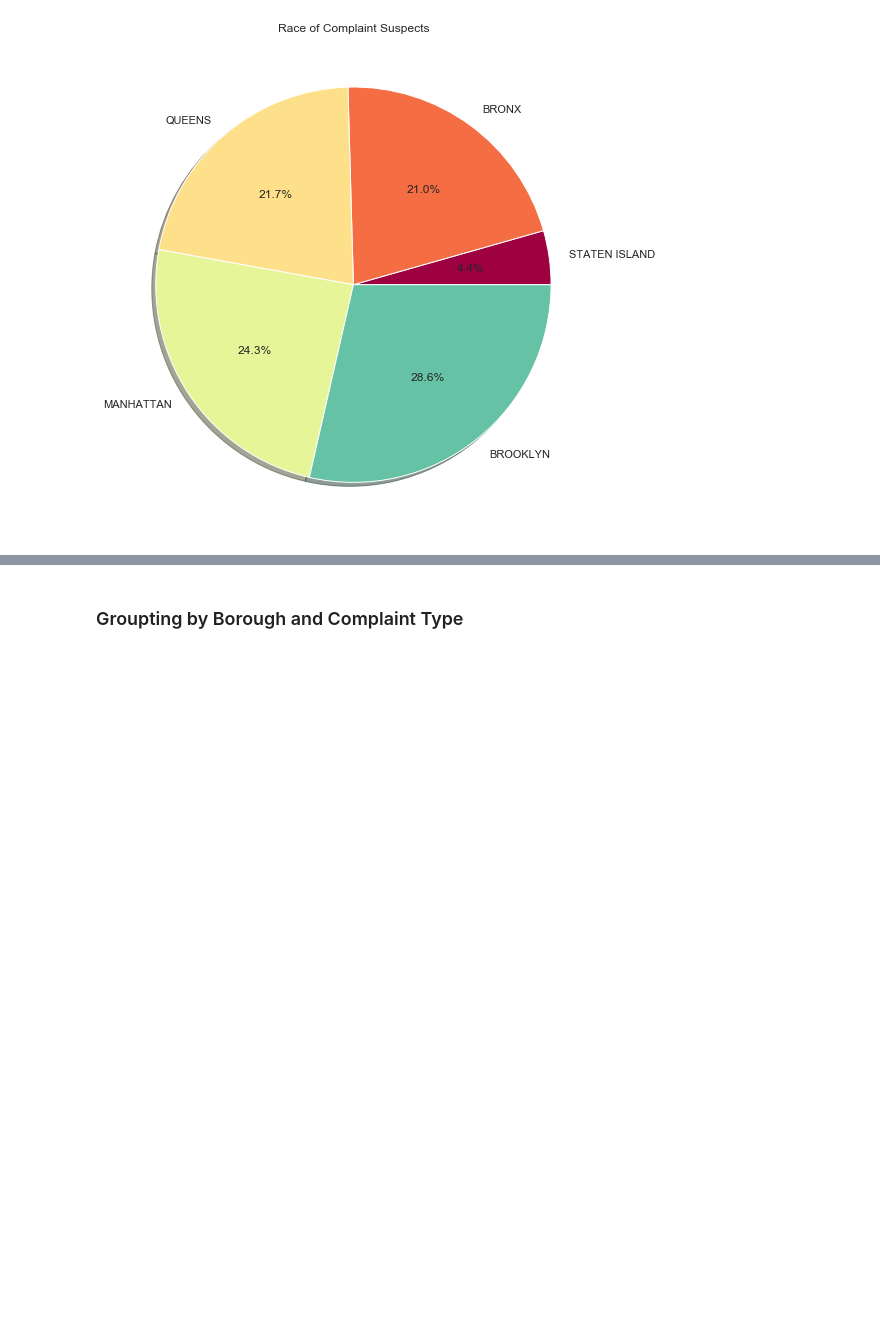
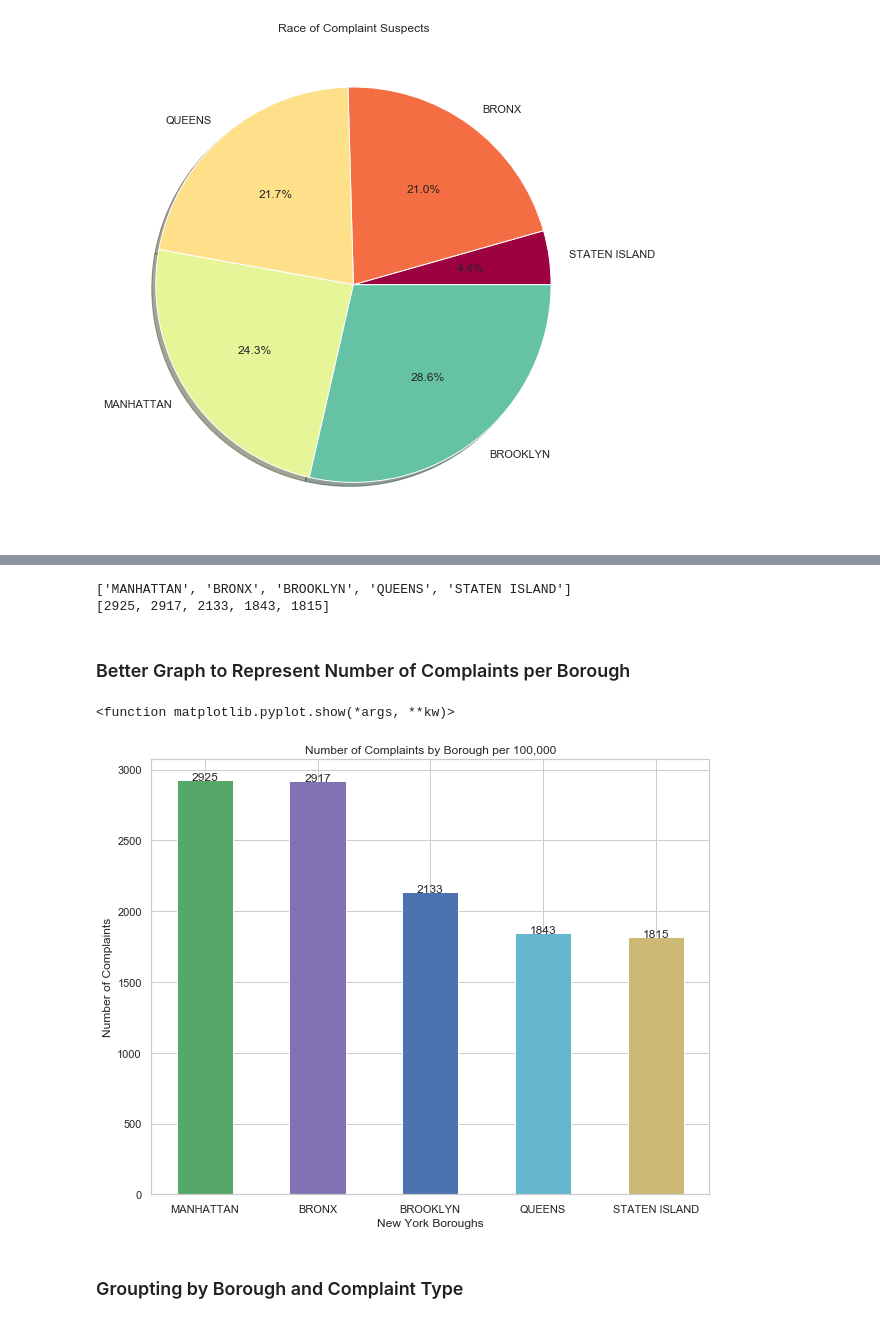
Before and after one commit to DavidGuzman1999/CTPDataScienceProject, a Jupyter notebook: complaint-data-notebook .ipynb, the cells around one changed output, grey strips where cells are left out. Saved outputs shown, nothing was run; the diff lists cells and outputs as text; code cells hidden in the pictures; blank space fills up the shorter version.

```diff
--- a/complaint-data-notebook .ipynb
+++ b/complaint-data-notebook .ipynb
@@ -383,3 +425,45 @@ plt.show()
+# %%
+# Create a function that compares the keys of two dictionaries to be able
+# to get a list after dividing by population and muliplying by 100,000
+# function uses as input two dictionaries(one with total population and one with total number of complaints)
+def cmpl_per_100k(dict_cmpl_num, dict_pop_num):
+    cmpl_div_list =[]
+    for key in dict_cmpl_num: # traversing first dict
+        if(key in dict_pop_num and key == key): # comparing key from dict1 and dict2
+            cmpl_div_list.append(dict_cmpl_num[key]/dict_pop_num[key]) # Dividing complaint count by populaion
+    cmpl_per_pop = []
+    for item in cmpl_div_list:
+        cmpl_per_pop.append(int(item * 100000))
+
+    return cmpl_per_pop
+# function return the complaint count by borough per 100,000
+# %%
+cmpl_per = cmpl_per_100k(boro_dict,boro_pop_dict)
+# %%
+df_cmp_boro = pd.DataFrame({"boro_name":boro_key_list,"complaint_value":cmpl_per})
+df_cmp_boro.sort_values(by = "complaint_value",ascending = False, inplace = True)
+# %%
+boro_list2 = list(df_cmp_boro["boro_name"])
+value_list2 = list(df_cmp_boro["complaint_value"])
+print(boro_list2)
+print(value_list2)
+# %% [output]
+['MANHATTAN', 'BRONX', 'BROOKLYN', 'QUEENS', 'STATEN ISLAND']
+[2925, 2917, 2133, 1843, 1815]
+# %% [markdown]
+### Better Graph to  Represent Number of Complaints per Borough
+# %%
+fig = plt.figure(figsize = (10,8))
+plt.bar('boro_name','complaint_value',data=df_cmp_boro, color=g_colors, width=.5)
+label_values(boro_list2, value_list2)
+plt.title("Number of Complaints by Borough per 100,000")
+plt.xlabel("New York Boroughs")
+plt.ylabel("Number of Complaints")
+plt.xticks(rotation=0, ha='center')
+plt.show
+# %% [output]
+<function matplotlib.pyplot.show(*args, **kw)>
+[figure, added]
 # %% [markdown]
 ### Groupting by Borough and Complaint Type
 # %%
```
Also changed, not shown: parts of 14 cells of this notebook.
